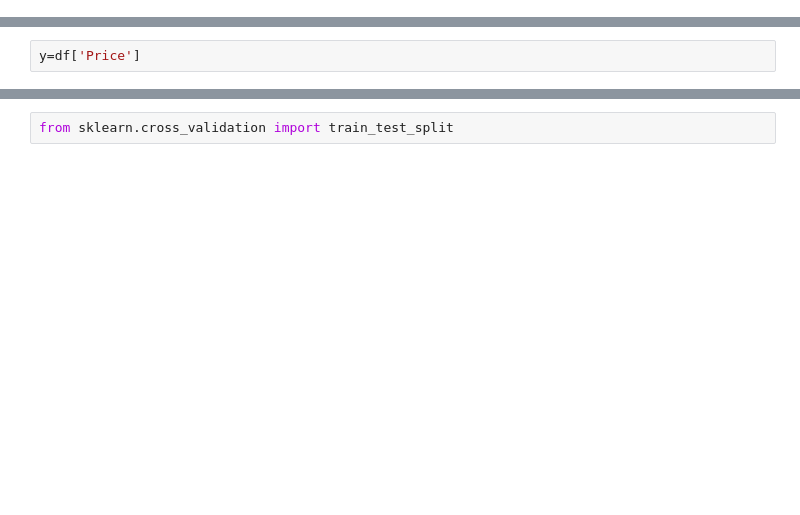
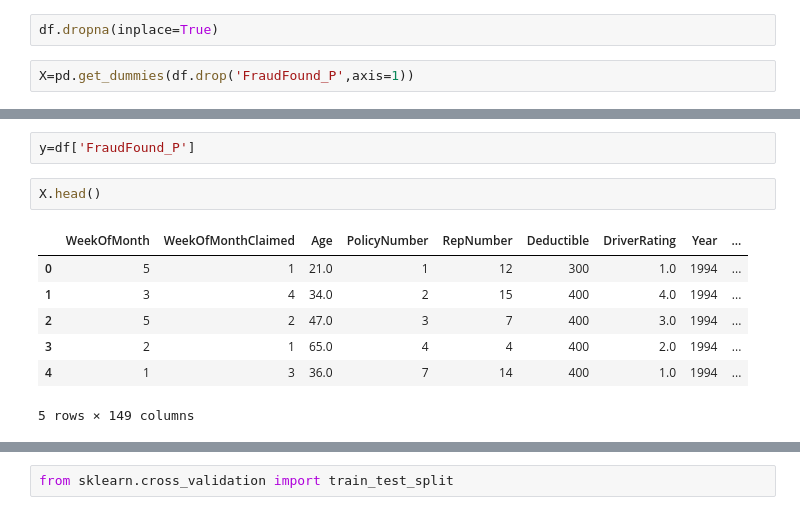
Before and after one commit to shikhar6555/hello-world, a Jupyter notebook: Untitled.ipynb, the cells around one changed output, grey strips where cells are left out. Saved outputs shown, nothing was run; the diff lists cells and outputs as text; blank space fills up the shorter version.

```diff
--- a/Untitled.ipynb
+++ b/Untitled.ipynb
@@ -61,0 +99,4 @@ X=df[['Avg. Area Income', 'Avg. Area House Age', 'Avg. Area Number of Rooms','Av
+# %%
+df.dropna(inplace=True)
+# %%
+X=pd.get_dummies(df.drop('FraudFound_P',axis=1))
@@ -62,2 +111,12 @@ X=df[['Avg. Area Income', 'Avg. Area House Age', 'Avg. Area Number of Rooms','Av
 # %%
-y=df['Price']
+y=df['FraudFound_P']
+# %%
+X.head()
+# %% [output]
+|  | WeekOfMonth | WeekOfMonthClaimed | Age | PolicyNumber | RepNumber | Deductible | DriverRating | Year | ... |
+| 0 | 5 | 1 | 21.0 | 1 | 12 | 300 | 1.0 | 1994 | ... |
+| 1 | 3 | 4 | 34.0 | 2 | 15 | 400 | 4.0 | 1994 | ... |
+| 2 | 5 | 2 | 47.0 | 3 | 7 | 400 | 3.0 | 1994 | ... |
+| 3 | 2 | 1 | 65.0 | 4 | 4 | 400 | 2.0 | 1994 | ... |
+| 4 | 1 | 3 | 36.0 | 7 | 14 | 400 | 1.0 | 1994 | ... |
+5 rows × 149 columns
```
Also changed, not shown: parts of 44 cells of this notebook.
